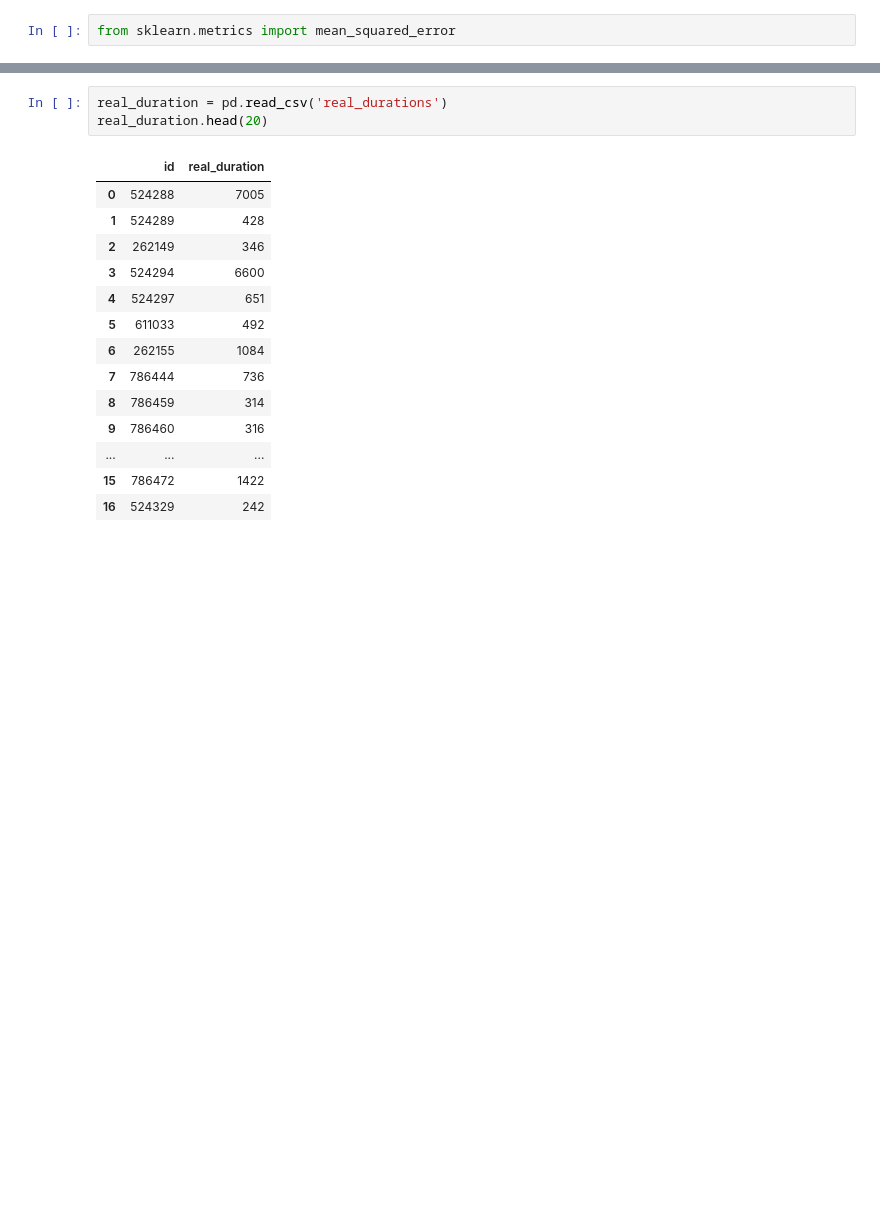
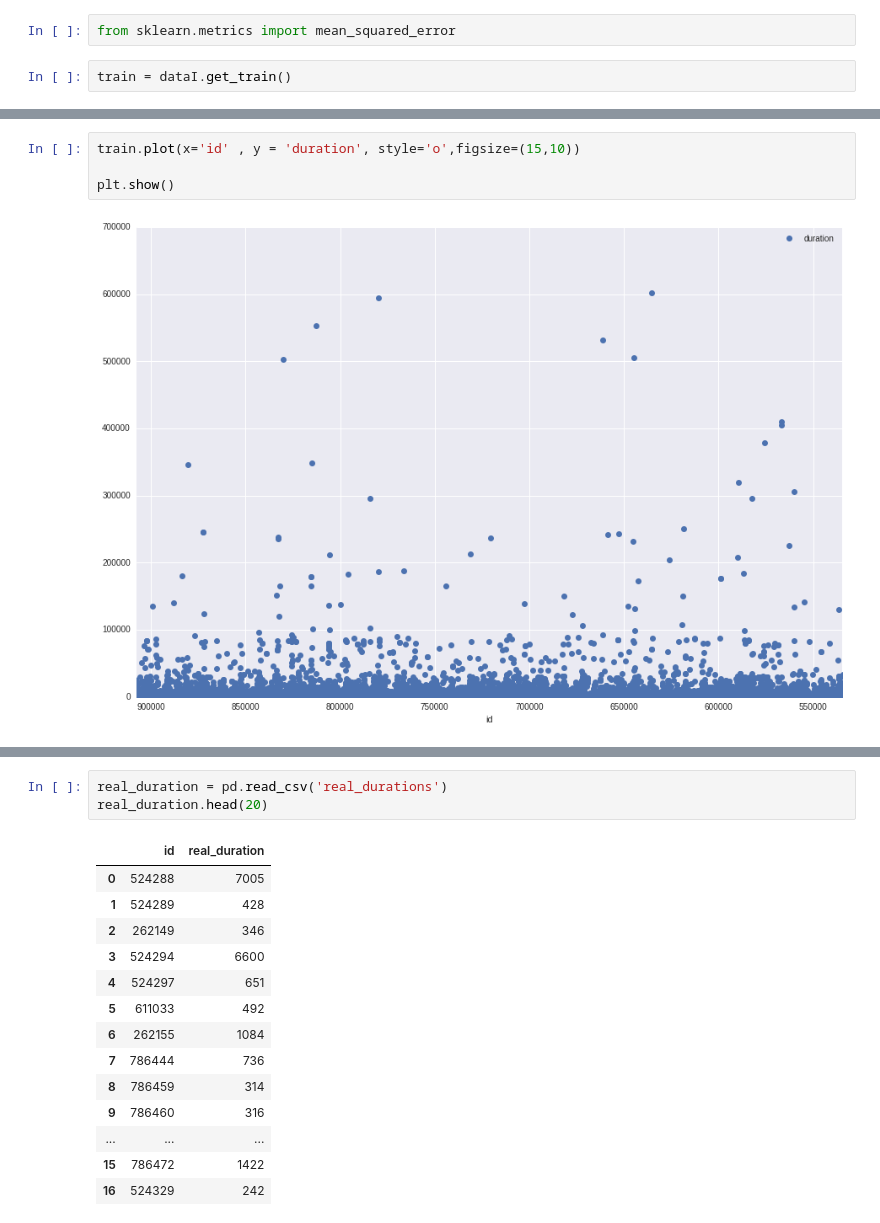
Before and after one commit to Gnahue/sanFranciscoBiclas, a Jupyter notebook: prediccion/modelo/notebooks/prediction vs cant_trees.ipynb, the cells around one changed output, grey strips where cells are left out. Cells and saved outputs as stored; diff of their text form; blank space fills up the shorter version.

```diff
--- a/prediccion/modelo/notebooks/prediction vs cant_trees.ipynb
+++ b/prediccion/modelo/notebooks/prediction vs cant_trees.ipynb
@@ -16,2 +21,4 @@ from sklearn.tree import DecisionTreeRegressor
 # %%
 from sklearn.metrics import mean_squared_error
+# %%
+train = dataI.get_train()
@@ -17,0 +34,6 @@ from sklearn.metrics import mean_squared_error
+# %%
+train.plot(x='id' , y = 'duration', style='o',figsize=(15,10))
+
+plt.show()
+# %% [output]
+[figure, added]
```
Also changed, not shown: parts of 9 cells of this notebook, 2 other files.
